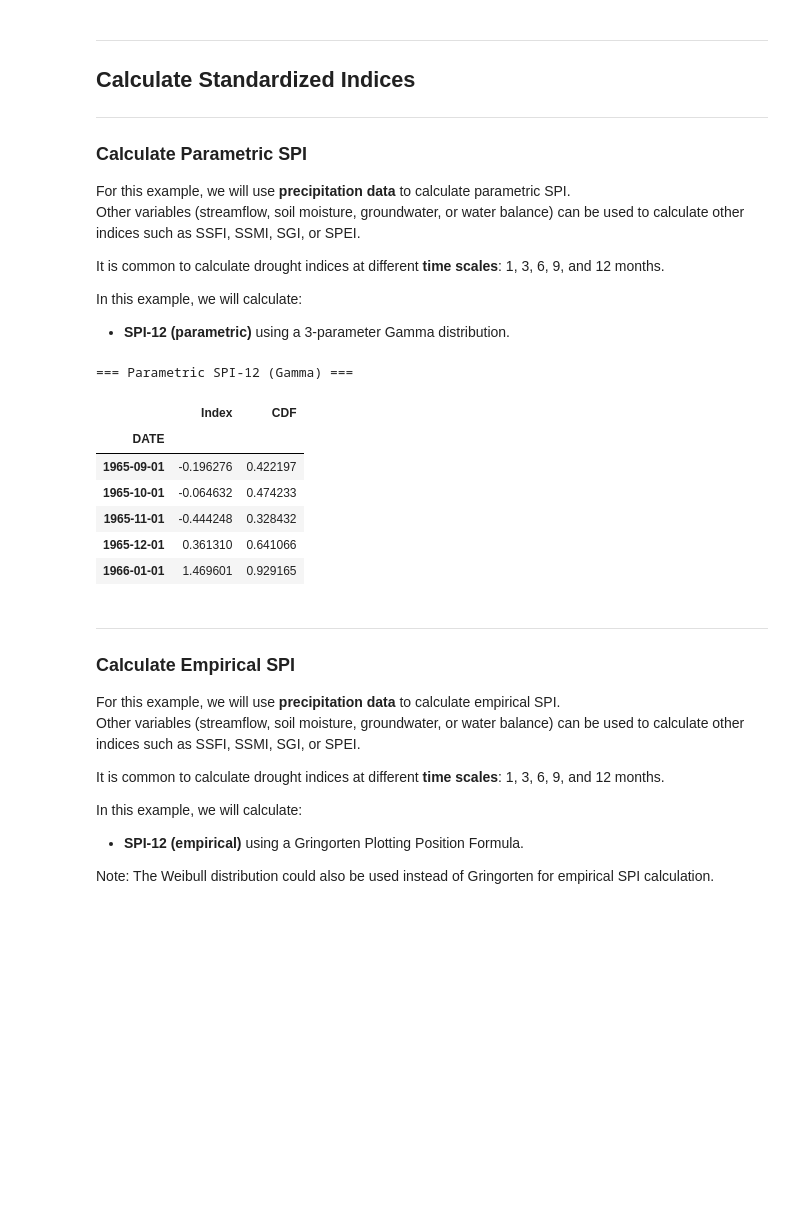
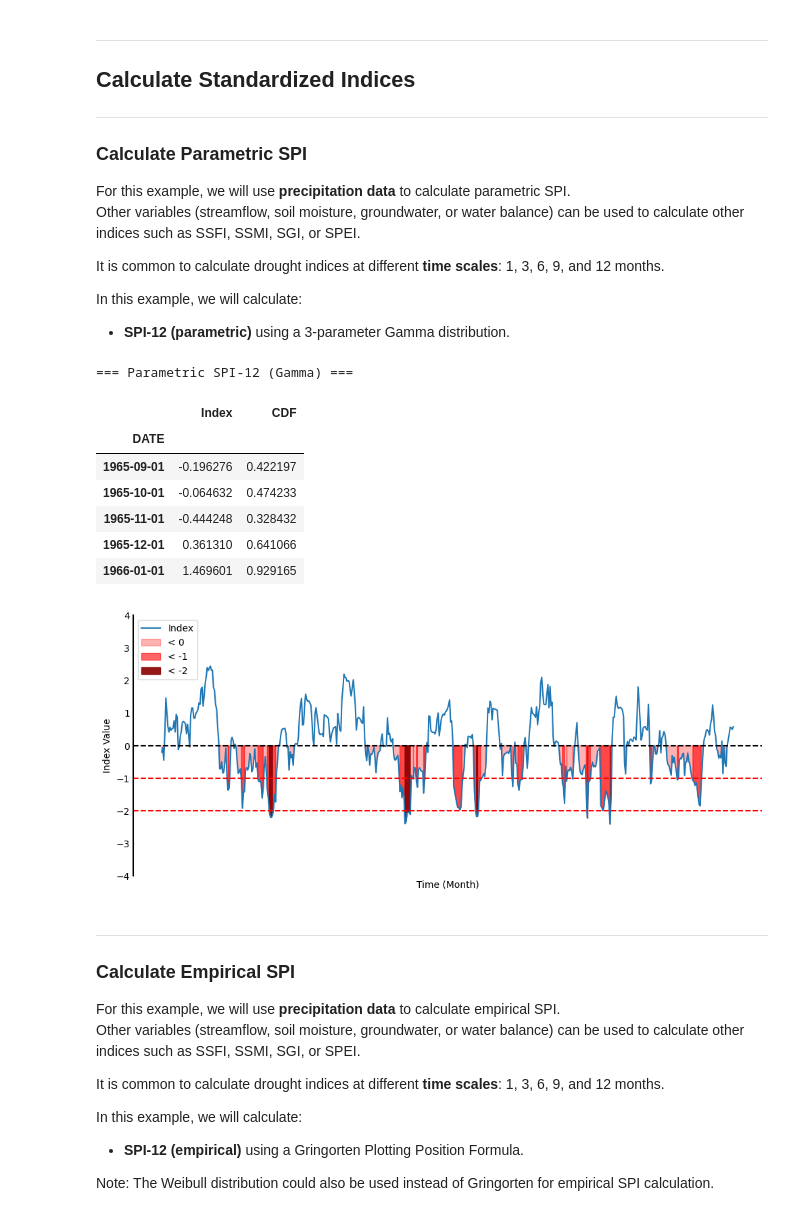
Before and after one commit to TerziTB/PyDRGHT, a Jupyter notebook: examples/example_SI.ipynb, the cells around one changed output. Drawn from its saved outputs; the diff is of its cells as text; code cells hidden in the pictures; blank space fills up the shorter version.

```diff
--- a/examples/example_SI.ipynb
+++ b/examples/example_SI.ipynb
@@ -72,24 +72,27 @@ In this example, we will calculate:
 # %%
 # Select precipitation column
 precip = df['PRECIPITATION']
 
 # Create SI class using the data and the time scale
 spi_12 = pydrght.SI(data=precip, ts=12)
 
 # === Parametric SPI-12 using Gamma distribution ===
 spi_12_param = spi_12.fit_parametric(stats.gamma, is_2p=False)
 
 print("=== Parametric SPI-12 (Gamma) ===")
 display(spi_12_param.head())
+
+pydrght.utils.plot_index_with_severity(spi_12_param["Index"])
 # %% [output]
 === Parametric SPI-12 (Gamma) ===
 |  | Index | CDF |
 | DATE |  |  |
 | 1965-09-01 | -0.196276 | 0.422197 |
 | 1965-10-01 | -0.064632 | 0.474233 |
 | 1965-11-01 | -0.444248 | 0.328432 |
 | 1965-12-01 | 0.361310 | 0.641066 |
 | 1966-01-01 | 1.469601 | 0.929165 |
+[figure, added]
 # %% [markdown]
 ---
 ### **Calculate Empirical SPI**
```
Also changed, not shown: parts of 7 cells of this notebook.
